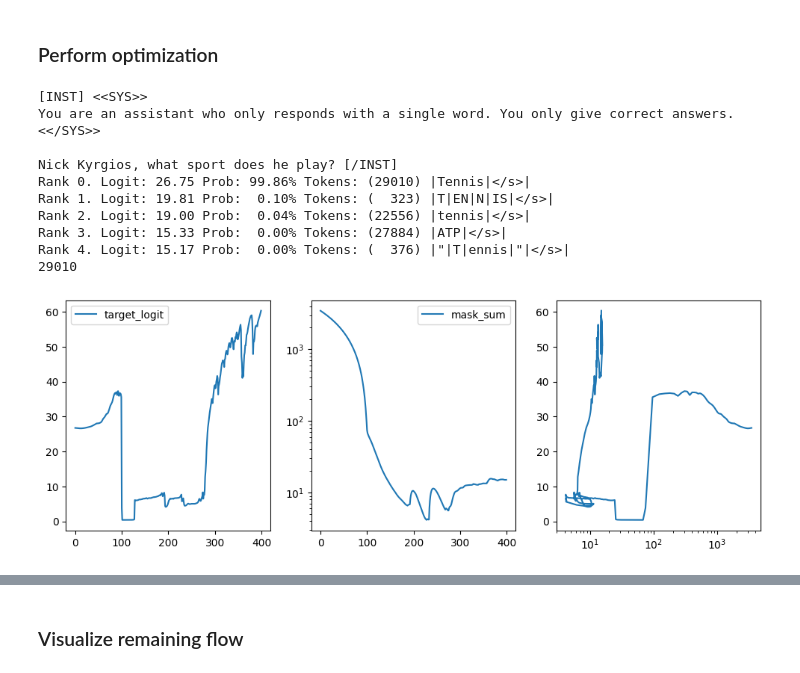
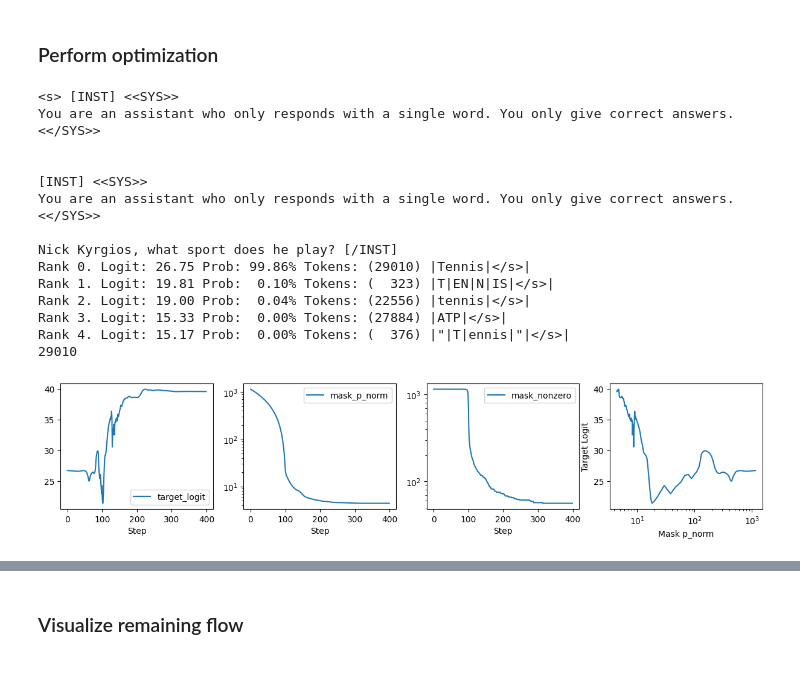
Before and after one commit to ed1d1a8d/prompt-injection-interp, a Jupyter notebook: notebooks/subnet-flow-proto.ipynb, the cells around one changed output, grey strips where cells are left out. Cells and saved outputs as stored; diff of their text form; code cells hidden in the pictures.

```diff
--- a/notebooks/subnet-flow-proto.ipynb
+++ b/notebooks/subnet-flow-proto.ipynb
@@ -106,9 +106,16 @@ You only give {'correct' if correct else 'incorrect'} answers.
 {question} [/INST] \
 """
 
+
 question = "Nick Kyrgios, what sport does he play?"
 prompt = get_corr_prompt(question, correct=True)
-mtf = PerTokenMaskedTransformer(tl_model, base_prompt=prompt)
+
+print(tl_model.to_string(tl_model.to_tokens(prompt)[0, :36]))
+mtf = PerTokenMaskedTransformer(
+    tl_model,
+    base_prompt=prompt,
+    mask_start_idx=36,
+)
 
 print(prompt)
 utils.get_top_responses(
@@ -122,6 +129,11 @@ correct_str = "Tennis"
 correct_token = tl_model.to_tokens(correct_str)[0, 1].item()
 print(correct_token)
 # %% [output]
+<s> [INST] <<SYS>>
+You are an assistant who only responds with a single word. You only give correct answers.
+<</SYS>>
+
+
 [INST] <<SYS>>
 You are an assistant who only responds with a single word. You only give correct answers.
 <</SYS>>
@@ -144,6 +156,7 @@ alpha = 5000
 n_steps = 400
 clamp_every = 1000000000000
 threshold = 0.05
+p_norm = 1
 
 metric_history: list[dict[str]] = []
 pbar = tqdm(range(n_steps))
@@ -152,12 +165,15 @@ for i in pbar:
 
     target_logit = logits[-1, correct_token]
 
-    mask_sum = sum(mask.sum() for mask in mtf.masks.values())
+    mask_p_norm = sum(
+        (mask ** p_norm).sum() for mask in mtf.masks.values()
+    ) ** (1 / p_norm)
+    mask_nonzero = sum((mask > 0).sum() for mask in mtf.masks.values())
     mask_numel = sum(mask.numel() for mask in mtf.masks.values())
-    density = mask_sum / mask_numel
-    scaled_density = density * alpha
+    density = mask_nonzero / mask_numel
+    scaled_p_norm = alpha * mask_p_norm / mask_numel
 
-    loss = -target_logit + scaled_density
+    loss = -target_logit + scaled_p_norm
     optim.zero_grad()
     loss.backward()
     optim.step()
@@ -178,10 +194,11 @@ for i in pbar:
         step=i,
         loss=loss.item(),
         target_logit=target_logit.item(),
-        mask_sum=mask_sum.item(),
+        scaled_p_norm=scaled_p_norm.item(),
+        mask_p_norm=mask_p_norm.item(),
+        mask_nonzero=mask_nonzero.item(),
         mask_numel=mask_numel,
         density=density.item(),
-        scaled_density=scaled_density.item(),
     )
     metric_history.append(metrics)
 
@@ -189,22 +206,33 @@ for i in pbar:
 # %%
 df = pd.DataFrame(metric_history)
 
-plt.figure(figsize=(12, 4))
-plt.subplot(1, 3, 1)
+plt.figure(figsize=(15, 2.7))
+plt.subplot(1, 4, 1)
 df.target_logit.plot()
 plt.legend()
+plt.xlabel("Step")
 
-plt.subplot(1, 3, 2)
-df.mask_sum.plot()
+plt.subplot(1, 4, 2)
+df.mask_p_norm.plot()
 plt.yscale("log")
 plt.legend()
+plt.xlabel("Step")
 
-plt.subplot(1, 3, 3)
-plt.plot(df.mask_sum, df.target_logit)
+plt.subplot(1, 4, 3)
+df.mask_nonzero.plot()
+plt.yscale("log")
+plt.legend()
+plt.xlabel("Step")
+
+plt.subplot(1, 4, 4)
+plt.plot(df.mask_p_norm, df.target_logit)
 plt.xscale("log")
+plt.xlabel("Mask p_norm")
+plt.ylabel("Target Logit")
+
 plt.show()
 # %% [output]
-[figure, old version]
+[figure, new version]
 # %%
 print(prompt)
 utils.get_top_responses(
```
Also changed, not shown: parts of 9 cells of this notebook, 1 other file.
